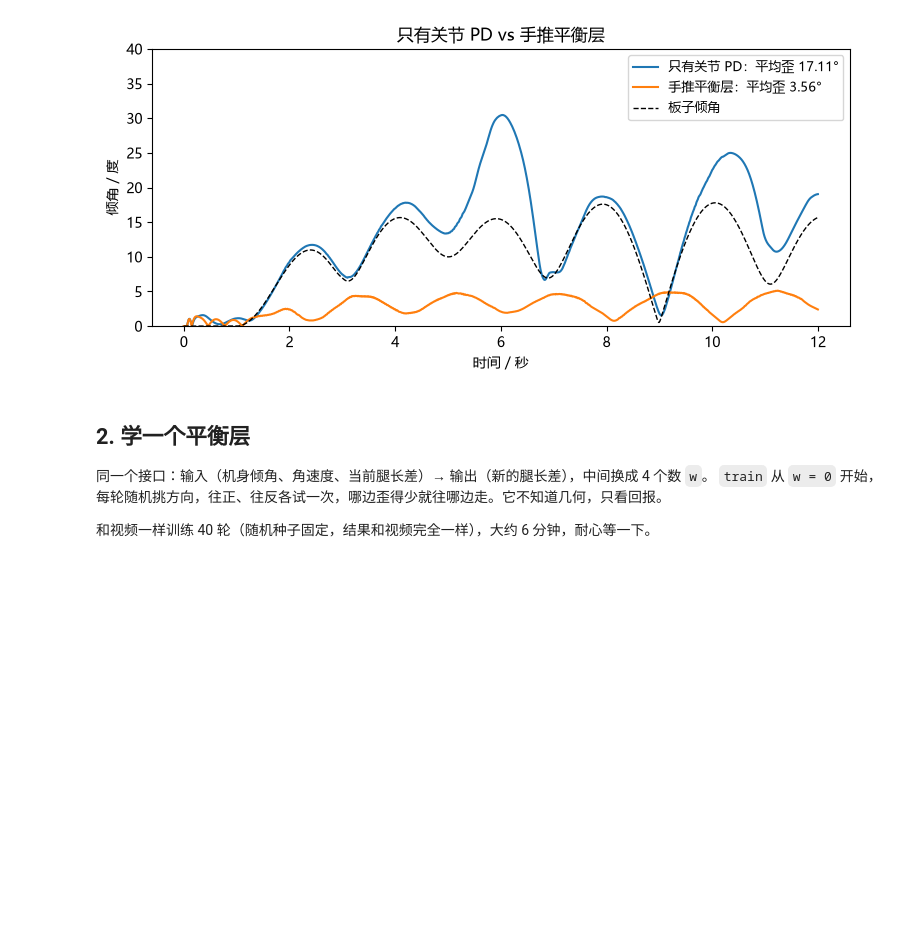
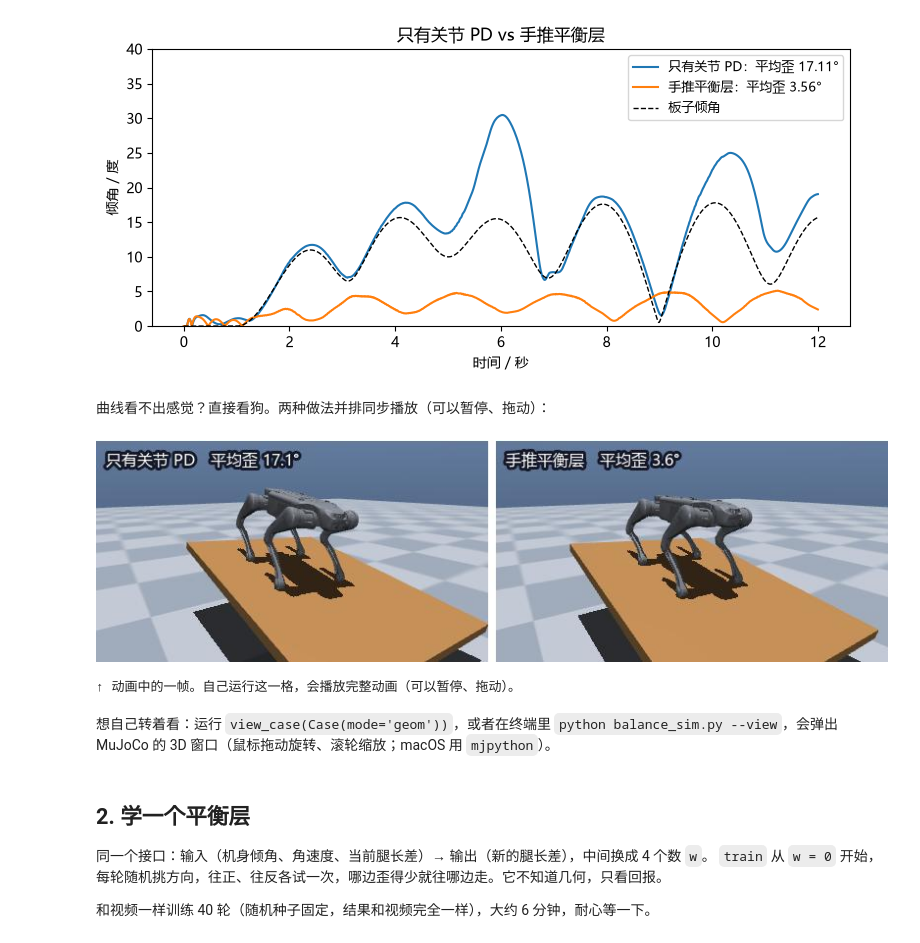
Before and after one commit to NONONODOUBT/shoutui-daogoupao, a Jupyter notebook: 四足/一只狗怎么站起来/验证.ipynb, the cells around one changed output. Cells and saved outputs as stored; diff of their text form; code cells hidden in the pictures; blank space fills up the shorter version.

Commit message:
view

```diff
--- a/四足/一只狗怎么站起来/验证.ipynb
+++ b/四足/一只狗怎么站起来/验证.ipynb
@@ -325,6 +509,15 @@ show({'只有关节 PD': Case(mode='pd'), '手推平衡层': Case(mode='geom')},
 只有关节 PD      平均歪   17.11°   最大   30.47°   趴下/翻了：False
 手推平衡层        平均歪    3.56°   最大    5.12°   趴下/翻了：False
 [figure]
+# %% [markdown]
+曲线看不出感觉？直接看狗。两种做法并排同步播放（可以暂停、拖动）：
+# %%
+show_cases({'只有关节 PD': Case(mode='pd'), '手推平衡层': Case(mode='geom')}, m)
+# %% [output]
+[figure, added]
+↑ 动画中的一帧。自己运行这一格，会播放完整动画（可以暂停、拖动）。
+# %% [markdown]
+想自己转着看：运行 `view_case(Case(mode='geom'))`，或者在终端里 `python balance_sim.py --view`，会弹出 MuJoCo 的 3D 窗口（鼠标拖动旋转、滚轮缩放；macOS 用 `mjpython`）。
 # %% [markdown]
 ## 2. 学一个平衡层
 
```
Also changed, not shown: parts of 7 cells of this notebook, 21 other files.
